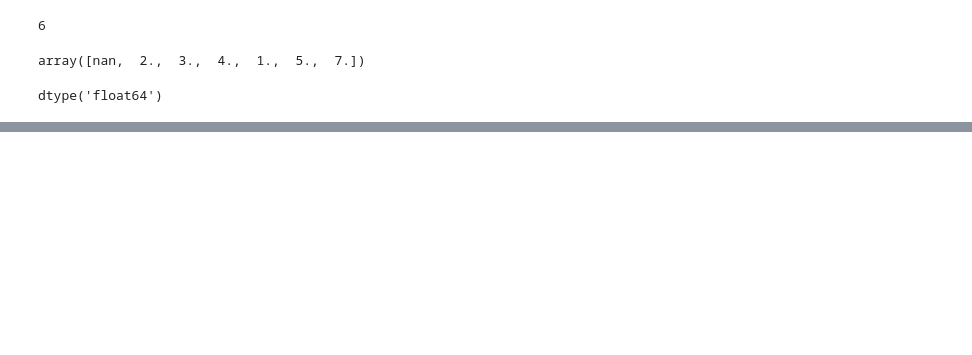
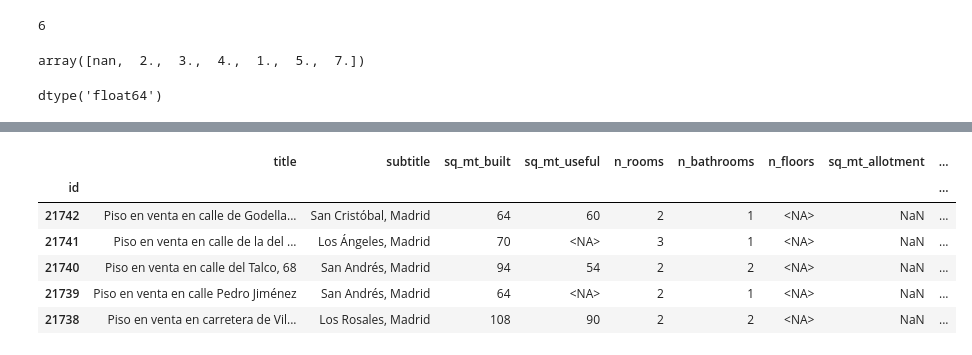
Before and after one commit to bruno-coulet/apartment-hunter, a Jupyter notebook: cleaning.ipynb, the cells around one changed output, grey strips where cells are left out. Saved outputs shown, nothing was run; the diff lists cells and outputs as text; code cells hidden in the pictures; blank space fills up the shorter version.

```diff
--- a/cleaning.ipynb
+++ b/cleaning.ipynb
@@ -138,0 +131,5 @@ df.head()
+# %%
+# Détection des variables qui n'ont qu'une seule modalité
+# NaN étant considéré comme une modalité .....  (dropna=False)
+unique_value_cols = df.columns[df.nunique(dropna=False)==1].tolist()
+unique_value_cols
@@ -138,0 +156,9 @@ df.head()
+# %%
+useless_cols = ['raw_address',
+                'street_name',
+                'street_number'
+]
+
+for col in useless_cols:
+    delete(col)
+df.shape
@@ -161,12 +190,18 @@ df['n_floors'].dtype
 dtype('float64')
 # %%
 # Converti en entier nullable : de 0 à 254 et NaN ou plus
-df['n_floors'] = df['n_floors'].round().astype('Int8')
-df['n_bathrooms'] = df['n_bathrooms'].round().astype('UInt8')
-df['built_year'] = df['built_year'].round().astype('UInt16')
 
-df['sq_mt_built'] = df['sq_mt_built'].round().astype('UInt16')
-df['sq_mt_useful'] = df['sq_mt_useful'].round().astype('UInt16')
+# Uint8
+cols_to_uint8 = ['n_floors', 'n_bathrooms']
+for col in cols_to_uint8:
+    df[col] = df[col].round().astype('UInt8')
 
-df['parking_price'] = df['parking_price'].round().astype('UInt64')
-df['sq_mt_allotment'] = df['sq_mt_allotment'].round().astype('UInt64')
+# UInt16
+cols_to_uint16 = ['built_year', 'sq_mt_built', 'sq_mt_useful']
+for col in cols_to_uint16:
+    df[col] = df[col].round().astype('UInt16')
+
+# UInt64
+cols_to_uint64 = ['parking_price', 'sq_mt_allotment']
+for col in cols_to_uint16:
+    df[col] = df[col].round().astype('UInt64')
@@ -187,0 +240,10 @@ binary_cols = df.columns[df.nunique(dropna=False)==1].tolist()
+# %%
+df.head(5)
+# %% [output]
+|  | title | subtitle | sq_mt_built | sq_mt_useful | n_rooms | n_bathrooms | n_floors | sq_mt_allotment | ... |
+| id |  |  |  |  |  |  |  |  | ... |
+| 21742 | Piso en venta en calle de Godella... | San Cristóbal, Madrid | 64 | 60 | 2 | 1 | <NA> | NaN | ... |
+| 21741 | Piso en venta en calle de la del ... | Los Ángeles, Madrid | 70 | <NA> | 3 | 1 | <NA> | NaN | ... |
+| 21740 | Piso en venta en calle del Talco, 68 | San Andrés, Madrid | 94 | 54 | 2 | 2 | <NA> | NaN | ... |
+| 21739 | Piso en venta en calle Pedro Jiménez | San Andrés, Madrid | 64 | <NA> | 2 | 1 | <NA> | NaN | ... |
+| 21738 | Piso en venta en carretera de Vil... | Los Rosales, Madrid | 108 | 90 | 2 | 2 | <NA> | NaN | ... |
```
Also changed, not shown: parts of 34 cells of this notebook, 4 other files.
